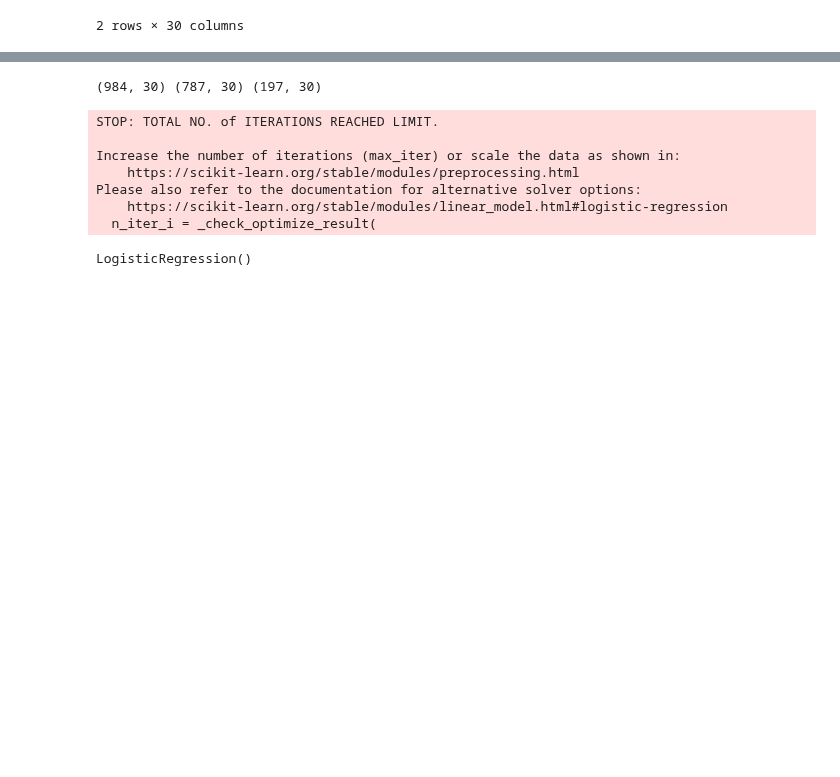
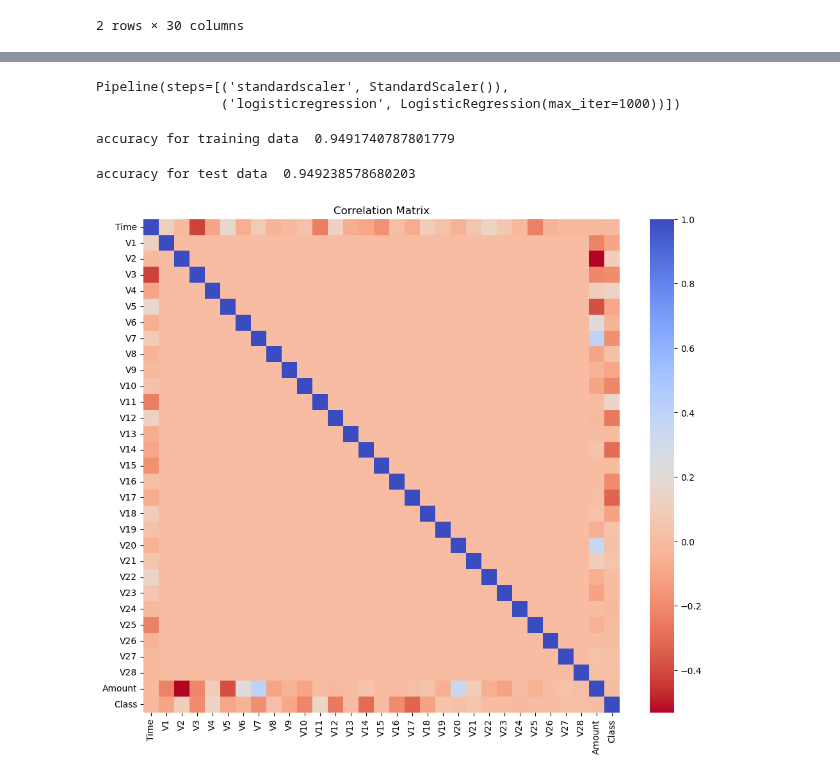
Before and after one commit to NealMistry/Credit-card-prevention-ML, a Jupyter notebook: honoursproj.ipynb, the cells around one changed output, grey strips where cells are left out. Cells and saved outputs as stored; diff of their text form; code cells hidden in the pictures; blank space fills up the shorter version.

```diff
--- a/honoursproj.ipynb
+++ b/honoursproj.ipynb
@@ -153,19 +162,38 @@ print(Y)
 Name: Class, Length: 984, dtype: int64
 # %%
 #we can split the data into train and test datasets now
-X_train, X_test, Y_train, Y_test = train_test_split(X, Y, test_size=0.2, stratify =Y, random_state =2)
-print(X.shape, X_train.shape, X_test.shape)
+#X_train, X_test, Y_train, Y_test = train_test_split(X, Y, test_size=0.2, stratify =Y, random_state =2)
+#print(X.shape, X_train.shape, X_test.shape)
+X_train, X_test, Y_train, Y_test = train_test_split(X, Y, test_size=0.2, random_state=2)
+
+# Create a pipeline that first scales the data then fits the model
+model = make_pipeline(StandardScaler(), LogisticRegression(max_iter=1000))
+model.fit(X_train, Y_train)
 # %% [output]
-(984, 30) (787, 30) (197, 30)
+Pipeline(steps=[('standardscaler', StandardScaler()),
+                ('logisticregression', LogisticRegression(max_iter=1000))])
 # %%
-model = LogisticRegression()
-model.fit(X_train, Y_train)
+#model = LogisticRegression()
+#model.fit(X_train, Y_train)
-# %% [output]
-STOP: TOTAL NO. of ITERATIONS REACHED LIMIT.
-
-Increase the number of iterations (max_iter) or scale the data as shown in:
-    https://scikit-learn.org/stable/modules/preprocessing.html
-Please also refer to the documentation for alternative solver options:
-    https://scikit-learn.org/stable/modules/linear_model.html#logistic-regression
-  n_iter_i = _check_optimize_result(
-LogisticRegression()
+# %%
+#model evaluation  training data
+X_train_prediction = model.predict(X_train)
+training_data_accuracy = accuracy_score(X_train_prediction, Y_train)
+print("accuracy for training data ", training_data_accuracy)
+# %% [output]
+accuracy for training data  0.9491740787801779
+# %%
+#test data accuracy
+X_test_prediction = model.predict(X_test)
+test_data_accuracy = accuracy_score(X_test_prediction, Y_test)
+print("accuracy for test data ", test_data_accuracy)
+# %% [output]
+accuracy for test data  0.949238578680203
+# %%
+corr = creditcardinfo.corr()
+plt.figure(figsize=(12, 10))
+sns.heatmap(corr, cmap='coolwarm_r', annot_kws={'size':20})
+plt.title("Correlation Matrix")
+plt.show()
+# %% [output]
+[figure, added]
```
Also changed, not shown: parts of 8 cells of this notebook.
